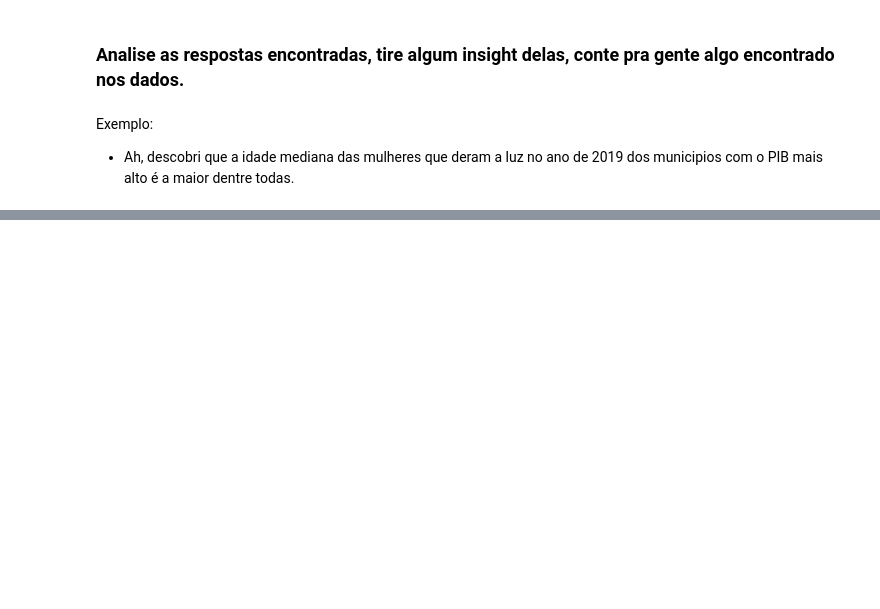
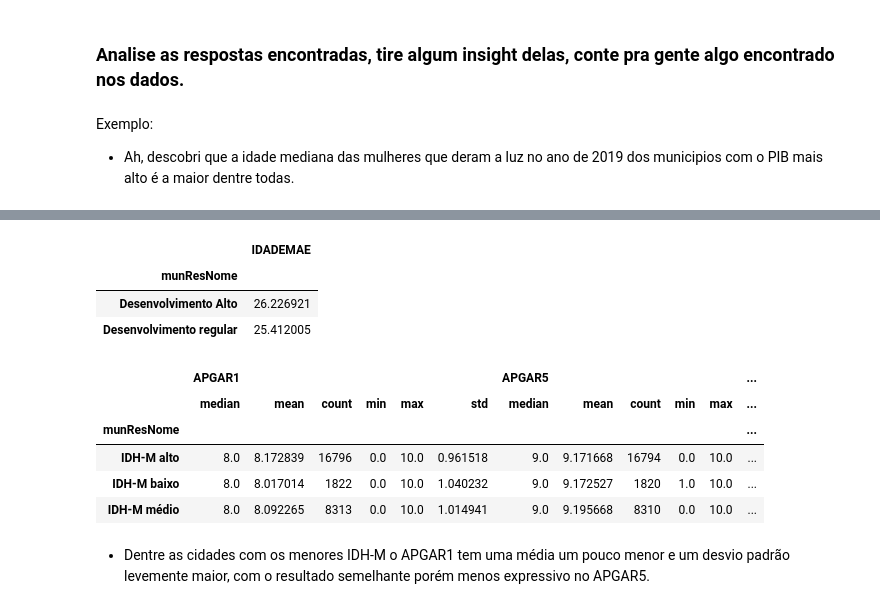
Before and after one commit to RochaKleiton/EBAC_voltazero, a Jupyter notebook: Modulos/09/Mod9Tarefa2.ipynb, the cells around one changed output, grey strips where cells are left out. Cells and saved outputs as stored; diff of their text form; code cells hidden in the pictures; blank space fills up the shorter version.

```diff
--- a/Modulos/09/Mod9Tarefa2.ipynb
+++ b/Modulos/09/Mod9Tarefa2.ipynb
@@ -201,0 +301,2 @@ B - https://pt.wikipedia.org/wiki/Lista_de_munic%C3%ADpios_de_Rond%C3%B4nia_por_
+# %%
+sinasc_raw.set_index('munResNome')[['IDADEMAE','ESCMAE']].groupby(ifdm).count()
@@ -204,0 +366,2 @@ C - https://pt.wikipedia.org/wiki/Lista_de_munic%C3%ADpios_de_Rond%C3%B4nia_por_
+# %%
+sinasc_raw.set_index('munResNome')[['IDADEMAE','ESCMAE']].groupby(pib).count()
@@ -207,3 +379,5 @@ C - https://pt.wikipedia.org/wiki/Lista_de_munic%C3%ADpios_de_Rond%C3%B4nia_por_
 # %% [markdown]
 Exemplo:
 - Ah, descobri que a idade mediana das mulheres que deram a luz no ano de 2019 dos municipios com o PIB mais alto é a maior dentre todas.
+# %%
+sinasc_raw.set_index('munResNome')[['IDADEMAE','ESCMAE']].groupby(idh).mean()
@@ -209,0 +391,18 @@ Exemplo:
+# %%
+sinasc_raw.set_index('munResNome')[['IDADEMAE','ESCMAE']].groupby(ifdm).mean()
+# %% [output]
+|  | IDADEMAE |
+| munResNome |  |
+| Desenvolvimento Alto | 26.226921 |
+| Desenvolvimento regular | 25.412005 |
+# %%
+sinasc_raw.set_index('munResNome')[['APGAR1','APGAR5']].groupby(idh).agg(['median','mean','count','min','max','std'])
+# %% [output]
+|  | APGAR1 |  |  |  |  |  | APGAR5 |  |  |  |  | ... |
+|  | median | mean | count | min | max | std | median | mean | count | min | max | ... |
+| munResNome |  |  |  |  |  |  |  |  |  |  |  | ... |
+| IDH-M alto | 8.0 | 8.172839 | 16796 | 0.0 | 10.0 | 0.961518 | 9.0 | 9.171668 | 16794 | 0.0 | 10.0 | ... |
+| IDH-M baixo | 8.0 | 8.017014 | 1822 | 0.0 | 10.0 | 1.040232 | 9.0 | 9.172527 | 1820 | 1.0 | 10.0 | ... |
+| IDH-M médio | 8.0 | 8.092265 | 8313 | 0.0 | 10.0 | 1.014941 | 9.0 | 9.195668 | 8310 | 0.0 | 10.0 | ... |
+# %% [markdown]
+   - Dentre as cidades com os menores IDH-M  o APGAR1 tem uma média um pouco menor e um desvio padrão levemente maior, com o resultado semelhante porém menos expressivo no APGAR5.
```
Also changed, not shown: parts of 13 cells of this notebook.
